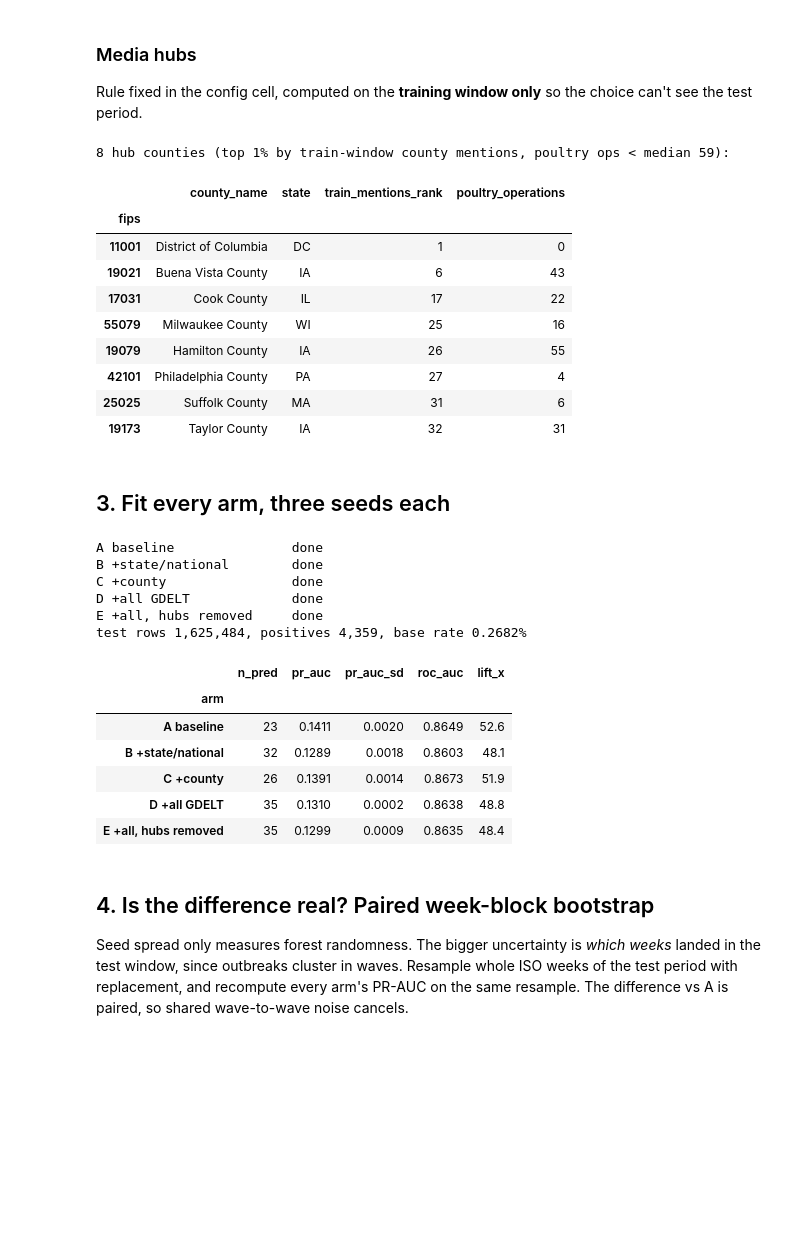
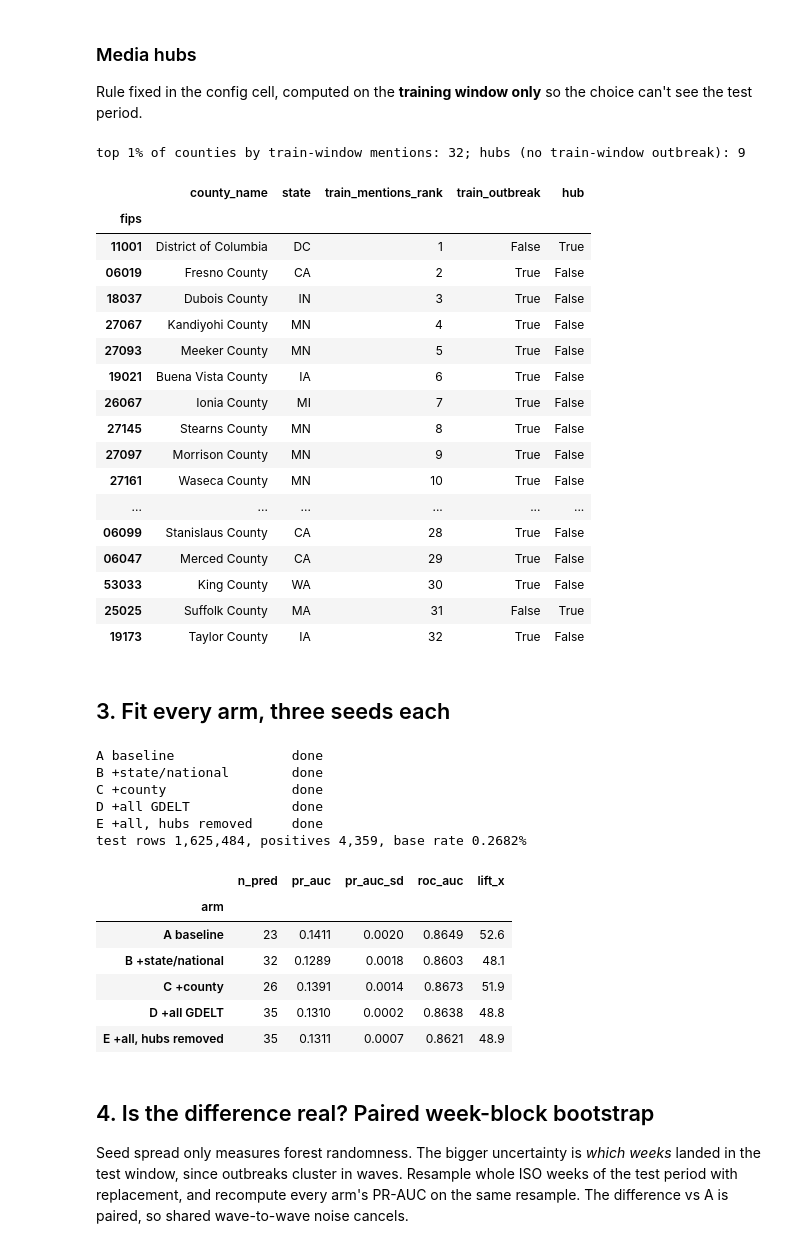
Before and after one commit to NickSanfordCPA/h5n1-capstone, a Jupyter notebook: notebooks/gdelt_lift.ipynb, the cells around one changed output. Saved outputs shown, nothing was run; the diff lists cells and outputs as text; code cells hidden in the pictures; blank space fills up the shorter version.

```diff
--- a/notebooks/gdelt_lift.ipynb
+++ b/notebooks/gdelt_lift.ipynb
@@ -206,32 +211,45 @@ can't see the test period.
 # %%
 tr_cnt = (np.expm1(df.loc[train, "log_gdelt_county_articles_7d"])
             .groupby(df.loc[train, "fips"]).sum())
 # Training negatives are sampled, so this count is a relative ranking, not a total.
 cut = tr_cnt.quantile(1 - HUB_TOP_PCT)
-pops = df.drop_duplicates("fips").set_index("fips")["poultry_operations"]
-hubs = sorted(set(tr_cnt[tr_cnt >= cut].index) & set(pops[pops < pops.median()].index))
+# Every training positive is kept, so a county with any train-window outbreak has at
+# least one target=1 training row.
+had_outbreak = df.loc[train].groupby("fips")["target_outbreak_next_7d"].max()
+top = tr_cnt[tr_cnt >= cut].index
+hubs = sorted(f for f in top if not had_outbreak.get(f, False))
 
 names = pd.read_sql("SELECT fips, county_name, state FROM dim_county", engine).set_index("fips")
-hub_tbl = names.loc[hubs].assign(train_mentions_rank=tr_cnt.rank(ascending=False).loc[hubs].astype(int),
-                                 poultry_operations=pops.loc[hubs].astype(int))
-print(f"{len(hubs)} hub counties (top {HUB_TOP_PCT:.0%} by train-window county mentions, "
-      f"poultry ops < median {pops.median():.0f}):")
-display(hub_tbl.sort_values("train_mentions_rank"))
+top_tbl = names.loc[top].assign(
+    train_mentions_rank=tr_cnt.rank(ascending=False).loc[top].astype(int),
+    train_outbreak=had_outbreak.reindex(top).fillna(False).astype(bool).to_numpy(),
+    hub=lambda t: t.index.isin(hubs))
+print(f"top {HUB_TOP_PCT:.0%} of counties by train-window mentions: {len(top)}; "
+      f"hubs (no train-window outbreak): {len(hubs)}")
+display(top_tbl.sort_values("train_mentions_rank"))
 
 X_nohub = X.copy()
 X_nohub.loc[df.fips.isin(hubs).to_numpy(), GDELT_COUNTY] = 0.0
 # %% [output]
-8 hub counties (top 1% by train-window county mentions, poultry ops < median 59):
+top 1% of counties by train-window mentions: 32; hubs (no train-window outbreak): 9
-|  | county_name | state | train_mentions_rank | poultry_operations |
-| fips |  |  |  |  |
-| 11001 | District of Columbia | DC | 1 | 0 |
-| 19021 | Buena Vista County | IA | 6 | 43 |
-| 17031 | Cook County | IL | 17 | 22 |
-| 55079 | Milwaukee County | WI | 25 | 16 |
-| 19079 | Hamilton County | IA | 26 | 55 |
-| 42101 | Philadelphia County | PA | 27 | 4 |
-| 25025 | Suffolk County | MA | 31 | 6 |
-| 19173 | Taylor County | IA | 32 | 31 |
+|  | county_name | state | train_mentions_rank | train_outbreak | hub |
+| fips |  |  |  |  |  |
+| 11001 | District of Columbia | DC | 1 | False | True |
+| 06019 | Fresno County | CA | 2 | True | False |
+| 18037 | Dubois County | IN | 3 | True | False |
+| 27067 | Kandiyohi County | MN | 4 | True | False |
+| 27093 | Meeker County | MN | 5 | True | False |
+| 19021 | Buena Vista County | IA | 6 | True | False |
+| 26067 | Ionia County | MI | 7 | True | False |
+| 27145 | Stearns County | MN | 8 | True | False |
+| 27097 | Morrison County | MN | 9 | True | False |
+| 27161 | Waseca County | MN | 10 | True | False |
+| ... | ... | ... | ... | ... | ... |
+| 06099 | Stanislaus County | CA | 28 | True | False |
+| 06047 | Merced County | CA | 29 | True | False |
+| 53033 | King County | WA | 30 | True | False |
+| 25025 | Suffolk County | MA | 31 | False | True |
+| 19173 | Taylor County | IA | 32 | True | False |
 # %% [markdown]
 ## 3. Fit every arm, three seeds each
 # %%
@@ -283,7 +301,7 @@ test rows 1,625,484, positives 4,359, base rate 0.2682%
 | B +state/national | 32 | 0.1289 | 0.0018 | 0.8603 | 48.1 |
 | C +county | 26 | 0.1391 | 0.0014 | 0.8673 | 51.9 |
 | D +all GDELT | 35 | 0.1310 | 0.0002 | 0.8638 | 48.8 |
-| E +all, hubs removed | 35 | 0.1299 | 0.0009 | 0.8635 | 48.4 |
+| E +all, hubs removed | 35 | 0.1311 | 0.0007 | 0.8621 | 48.9 |
 # %% [markdown]
 ## 4. Is the difference real? Paired week-block bootstrap
 
```
Also changed, not shown: parts of 5 cells of this notebook.
